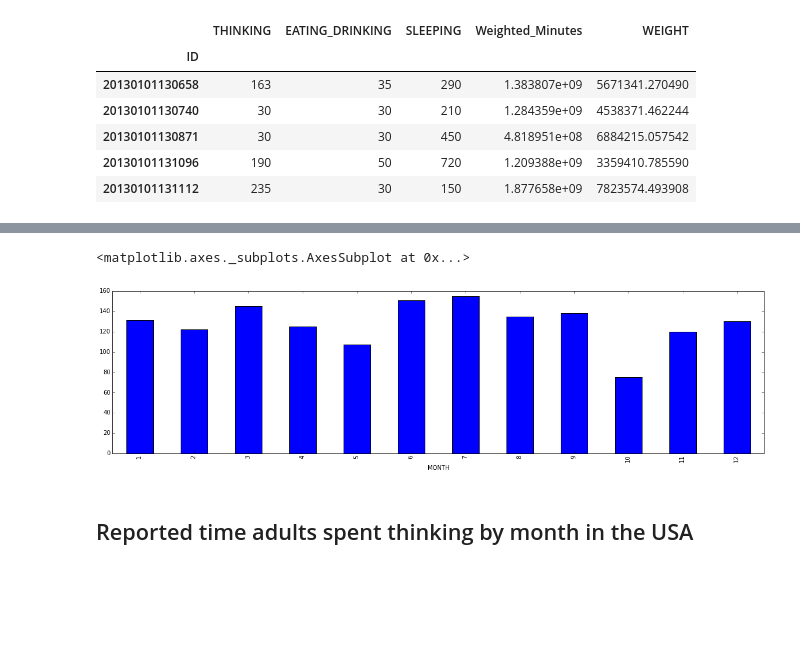
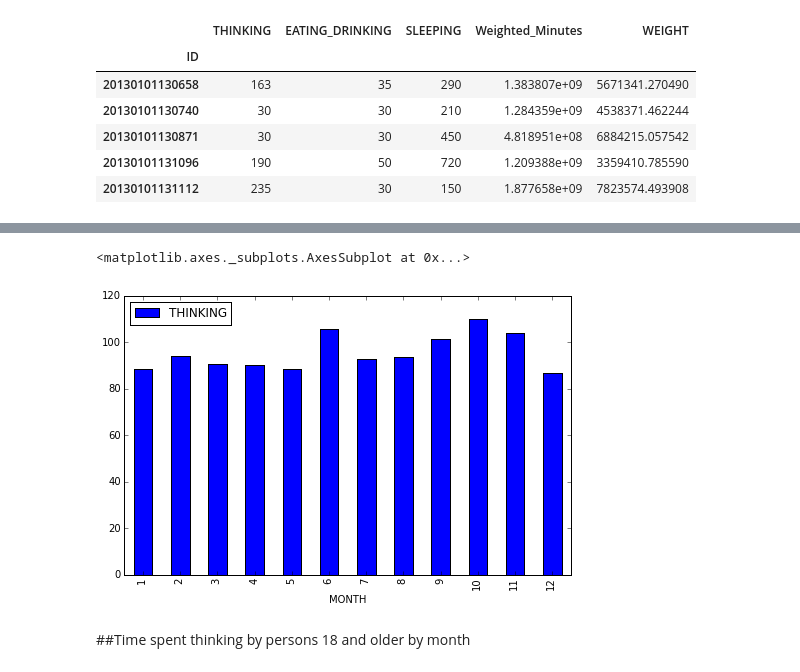
Before and after one commit to tiy-gvl-python/atus-analysis, a Jupyter notebook: Project.ipynb, the cells around one changed output, grey strips where cells are left out. Cells and saved outputs as stored; diff of their text form; code cells hidden in the pictures; blank space fills up the shorter version.

```diff
--- a/Project.ipynb
+++ b/Project.ipynb
@@ -54,7 +54,7 @@ summary =  summary.rename(columns={'t120301': 'THINKING', 't120302': 'TOBBACO_OR
 summary = summary.replace({'GENDER': {1: 'Male', 2: 'Female'}})
 # %%
 df = summary
-df = df[df.AGE > 18]
+df = df[df.AGE >=18]
 df = df[df.MINUTES > 0]
 df = df[df.EATING_DRINKING > 0]
 df = df[['ID', 'THINKING', 'EATING_DRINKING', 'SLEEPING', 'Weighted_Minutes', 'WEIGHT']]
@@ -95,10 +96,10 @@ mer.head()
 | 20130101131096 | 190 | 50 | 720 | 1.209388e+09 | 3359410.785590 | 2013 | 1 |
 | 20130101131112 | 235 | 30 | 150 | 1.877658e+09 | 7823574.493908 | 2013 | 1 |
 # %%
-thinking = mer[['THINKING', 'MONTH', 'Weighted_Minutes', 'WEIGHT']]
-thinking.groupby('MONTH').size().plot(kind='bar', figsize=(20,5))
+thinking = mer[['THINKING', 'MONTH']]
+thinking.groupby(['MONTH']).mean().plot(kind='bar', figsize=(8,5))
 # %% [output]
 <matplotlib.axes._subplots.AxesSubplot at 0x...>
-[figure, old version]
+[figure, new version]
 # %% [markdown]
-##                               Reported time adults spent thinking by month in the USA
+##Time spent thinking by persons 18 and older by month
```
Also changed, not shown: parts of 14 cells of this notebook.
